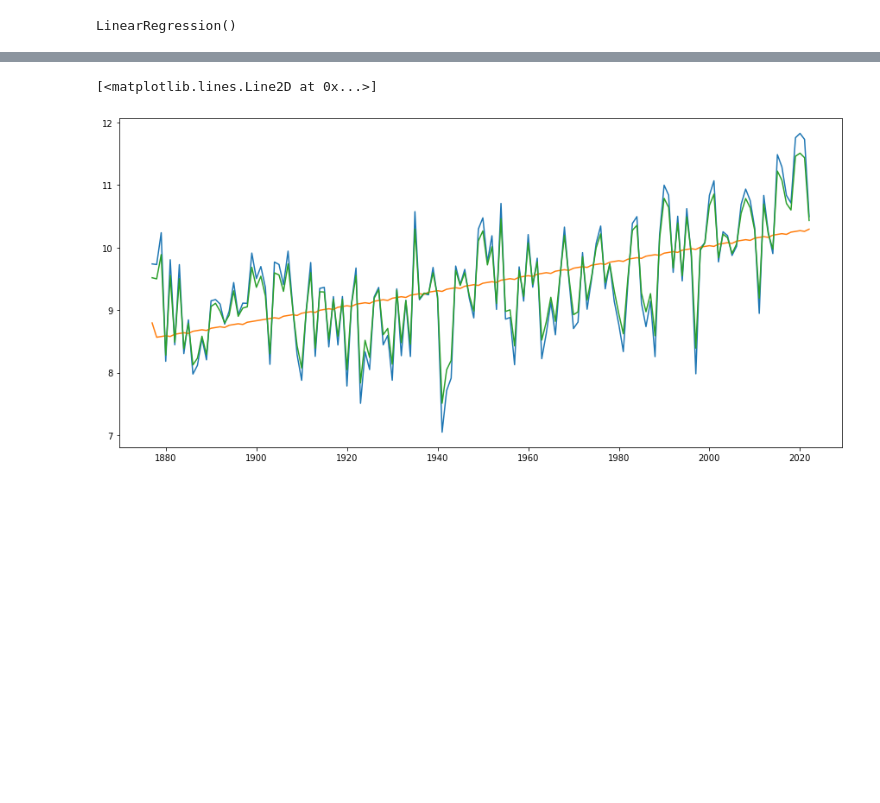
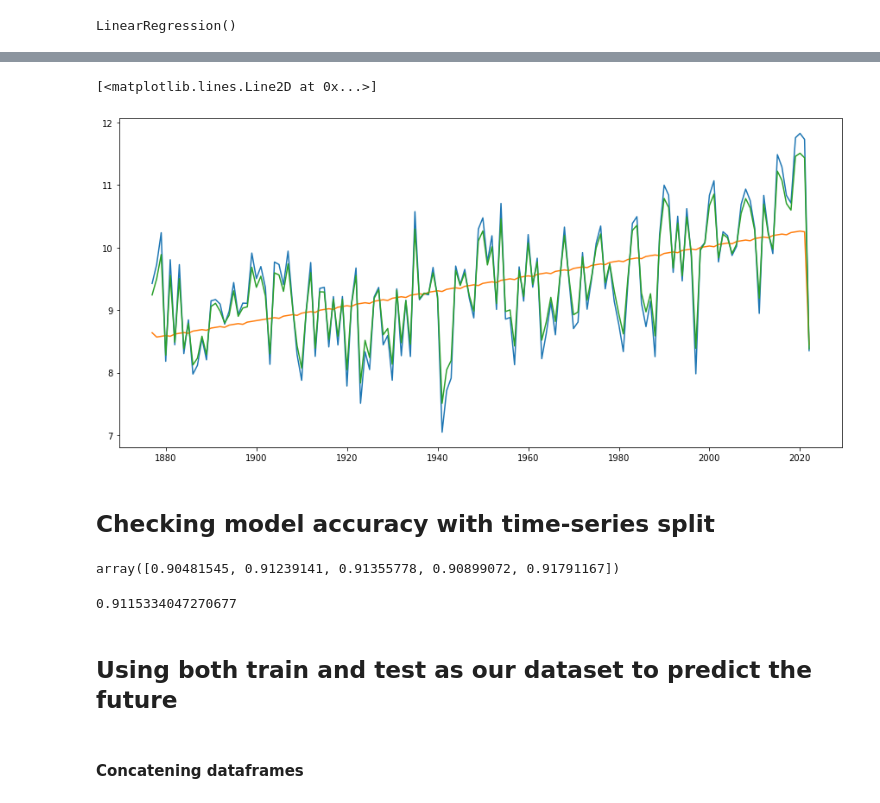
Before and after one commit to Kenoai/Spiced-Academy-Bootcamp, a Jupyter notebook: week_7/Project_7/Project_7.ipynb, the cells around one changed output, grey strips where cells are left out. Drawn from its saved outputs; the diff is of its cells as text; code cells hidden in the pictures; blank space fills up the shorter version.

```diff
--- a/week_7/Project_7/Project_7.ipynb
+++ b/week_7/Project_7/Project_7.ipynb
@@ -322,0 +268,4 @@ add_lag_column(df_with_seasonal, lag_list)
+# %%
+#We can't do predictions with NaN values so we'll drop the first 4 days of our training set
+
+df_with_seasonal.dropna(inplace=True)
@@ -343,7 +288,6 @@ X_train
 # %%
-m = LinearRegression()
-m.fit(X_train, y_train)
+LR.fit(X_train, y_train)
 # %% [output]
 LinearRegression()
 # %%
-df_with_seasonal['full_predictions'] = m.predict(X_train)
+df_with_seasonal['full_predictions'] = LR.predict(X_train)
@@ -375,3 +318,3 @@ plt.plot(df_with_seasonal.index, df_with_seasonal['seasonal'])
 # %%
-df_by_month= df_with_seasonal.resample('1Y').mean()
-df_by_month
+# The above graph is a bit messy so I want to aggregate by year
+df_by_year= df_with_seasonal.resample('1Y').mean()
@@ -393,8 +321,29 @@ df_by_month
 # %%
 plt.figure(figsize=(15,7))
-plt.plot(df_by_month.index, df_by_month.temp)
-plt.plot(df_by_month.index, df_by_month['seasonal'])
-plt.plot(df_by_month.index, df_by_month['full_predictions'])
+plt.plot(df_by_year.index, df_by_year.temp)
+plt.plot(df_by_year.index, df_by_year['seasonal'])
+plt.plot(df_by_year.index, df_by_year['full_predictions'])
 # %% [output]
 [<matplotlib.lines.Line2D at 0x...>]
-[figure, old version]
+[figure, new version]
+# %% [markdown]
+## Checking model accuracy with time-series split
+# %%
+ts_split = TimeSeriesSplit(n_splits=5)
+time_series_split = ts_split.split(X_train, y_train)
+
+result = cross_val_score(estimator=LR,
+                         X=X_train, y=y_train,
+                         cv=time_series_split)
+
+result
+# %% [output]
+array([0.90481545, 0.91239141, 0.91355778, 0.90899072, 0.91791167])
+# %%
+result.mean()
+# %% [output]
+0.9115334047270677
+# %% [markdown]
+## Using both train and test as our dataset to predict the future
+# %% [markdown]
+#### Concatening dataframes
```
Also changed, not shown: parts of 73 cells of this notebook.
